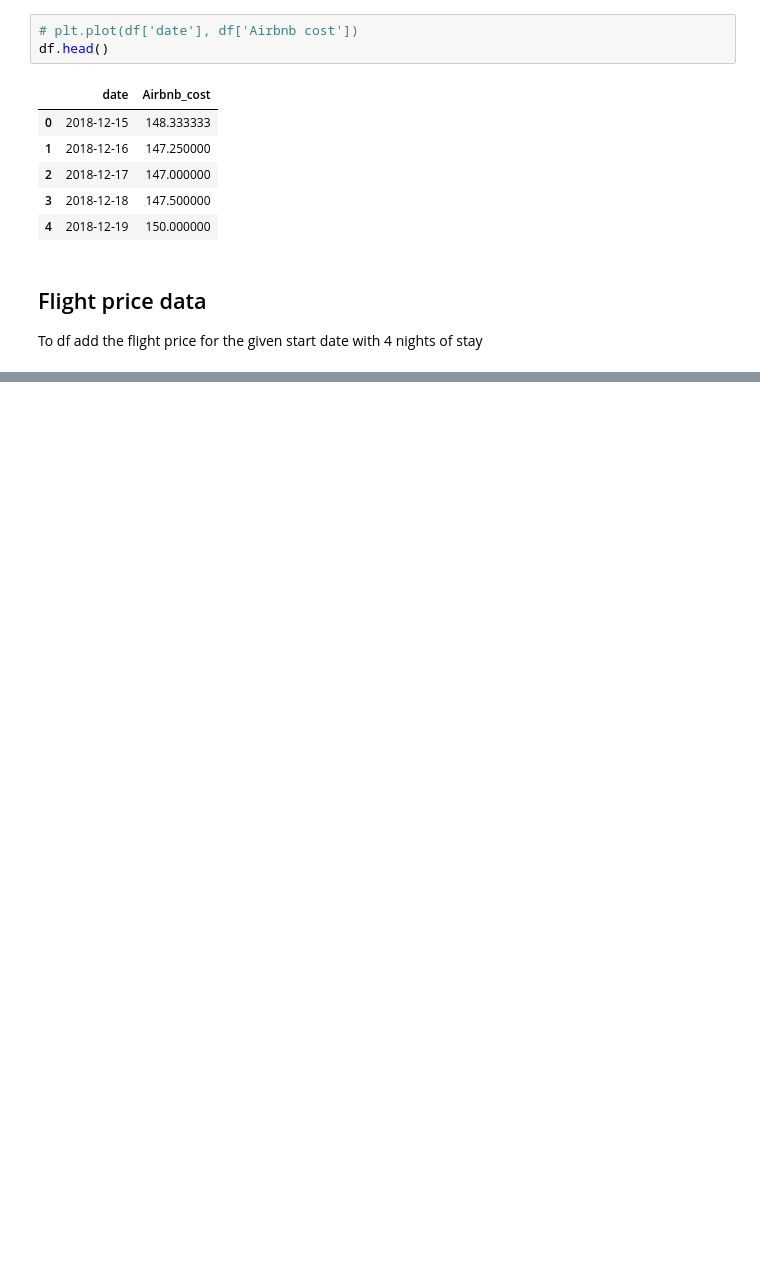
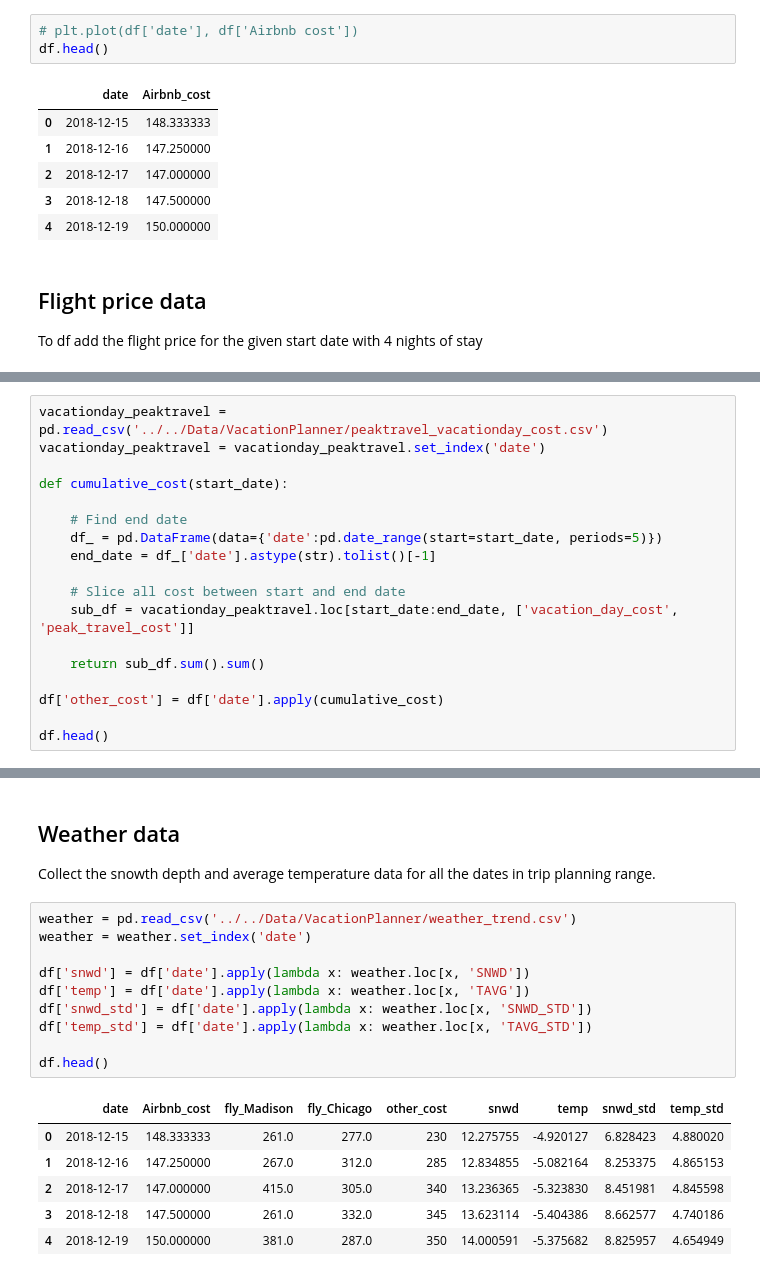
Before and after one commit to mohakpatel/VacationPlanner, a Jupyter notebook: Combined cost analysis.ipynb, the cells around one changed output, grey strips where cells are left out. Saved outputs shown, nothing was run; the diff lists cells and outputs as text; blank space fills up the shorter version.

```diff
--- a/Combined cost analysis.ipynb
+++ b/Combined cost analysis.ipynb
@@ -120,0 +119,18 @@ df.head()
+# %%
+vacationday_peaktravel = pd.read_csv('../../Data/VacationPlanner/peaktravel_vacationday_cost.csv')
+vacationday_peaktravel = vacationday_peaktravel.set_index('date')
+
+def cumulative_cost(start_date):
+
+    # Find end date
+    df_ = pd.DataFrame(data={'date':pd.date_range(start=start_date, periods=5)})
+    end_date = df_['date'].astype(str).tolist()[-1]
+
+    # Slice all cost between start and end date
+    sub_df = vacationday_peaktravel.loc[start_date:end_date, ['vacation_day_cost', 'peak_travel_cost']]
+
+    return sub_df.sum().sum()
+
+df['other_cost'] = df['date'].apply(cumulative_cost)
+
+df.head()
@@ -120,0 +144,21 @@ df.head()
+# %% [markdown]
+## Weather data
+
+Collect the snowth depth and average temperature data for all the dates in trip planning range.
+# %%
+weather = pd.read_csv('../../Data/VacationPlanner/weather_trend.csv')
+weather = weather.set_index('date')
+
+df['snwd'] = df['date'].apply(lambda x: weather.loc[x, 'SNWD'])
+df['temp'] = df['date'].apply(lambda x: weather.loc[x, 'TAVG'])
+df['snwd_std'] = df['date'].apply(lambda x: weather.loc[x, 'SNWD_STD'])
+df['temp_std'] = df['date'].apply(lambda x: weather.loc[x, 'TAVG_STD'])
+
+df.head()
+# %% [output]
+|  | date | Airbnb_cost | fly_Madison | fly_Chicago | other_cost | snwd | temp | snwd_std | temp_std |
+| 0 | 2018-12-15 | 148.333333 | 261.0 | 277.0 | 230 | 12.275755 | -4.920127 | 6.828423 | 4.880020 |
+| 1 | 2018-12-16 | 147.250000 | 267.0 | 312.0 | 285 | 12.834855 | -5.082164 | 8.253375 | 4.865153 |
+| 2 | 2018-12-17 | 147.000000 | 415.0 | 305.0 | 340 | 13.236365 | -5.323830 | 8.451981 | 4.845598 |
+| 3 | 2018-12-18 | 147.500000 | 261.0 | 332.0 | 345 | 13.623114 | -5.404386 | 8.662577 | 4.740186 |
+| 4 | 2018-12-19 | 150.000000 | 381.0 | 287.0 | 350 | 14.000591 | -5.375682 | 8.825957 | 4.654949 |
```
Also changed, not shown: parts of 11 cells of this notebook.
